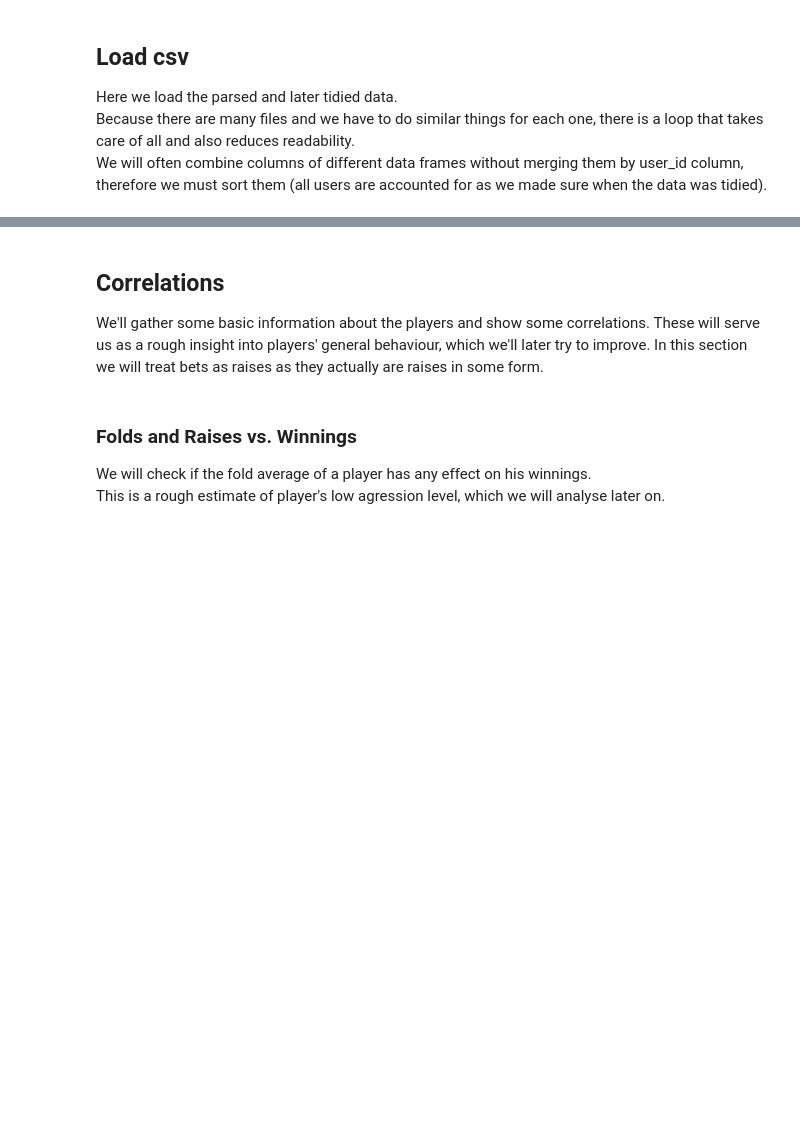
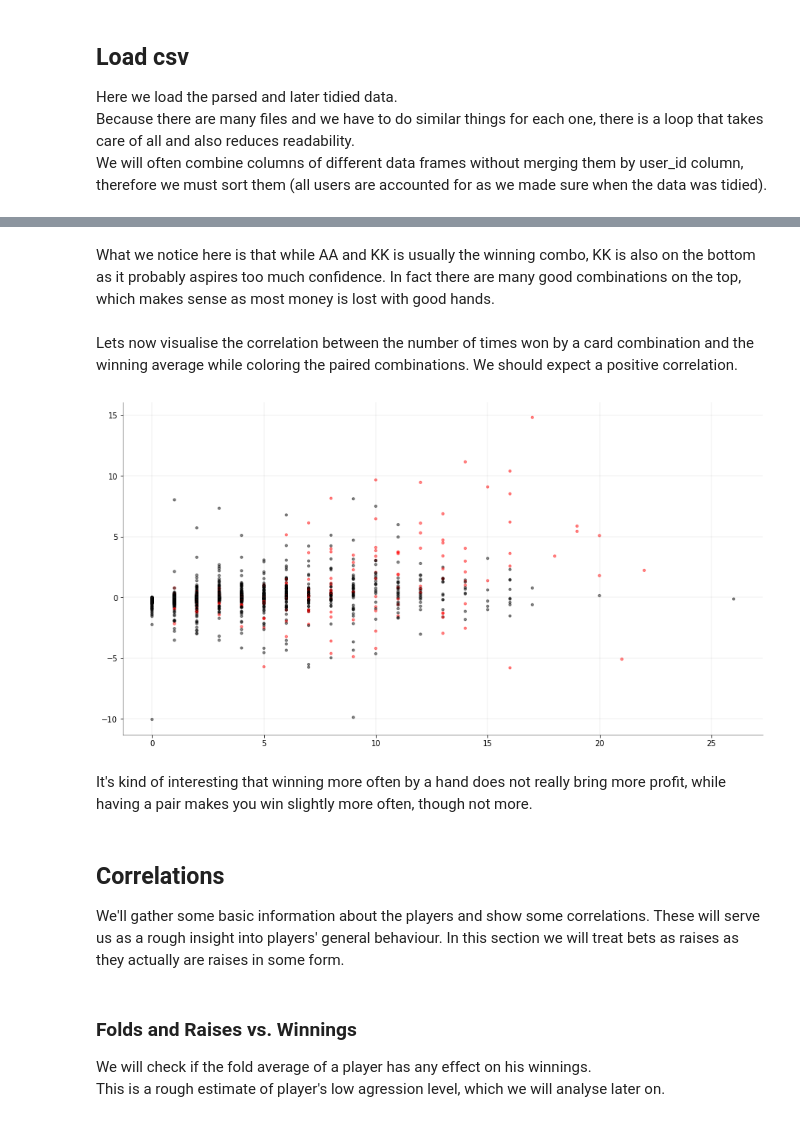
Before and after one commit to kuco23/PokerPlayerPatterns, a Jupyter notebook: notebook.ipynb, the cells around one changed output, grey strips where cells are left out. Saved outputs shown, nothing was run; the diff lists cells and outputs as text; code cells hidden in the pictures; blank space fills up the shorter version.

```diff
--- a/notebook.ipynb
+++ b/notebook.ipynb
@@ -68,0 +73,19 @@ main_user_id = user_dict.index(MAIN_USER)
+# %%
+card_wins = received_cards.merge(
+    cardshow[cardshow.user_id == 5],
+    'outer', 'round_id'
+).dropna().drop(
+    columns = ['user_id_x', 'user_id_y']
+).groupby(
+    ['card1', 'card2']
+).apply(
+    lambda df: pd.DataFrame(
+        data = {
+            'avg_won': [df.amount.mean()],
+            'times_won': [sum(df.amount > 0)]
+        }
+    )
+).ungroup().sort_values(
+    by = ['avg_won', 'times_won'],
+    ascending = False
+)
@@ -69,6 +120,27 @@ main_user_id = user_dict.index(MAIN_USER)
+# %% [markdown]
+What we notice here is that while AA and KK is usually the winning combo, KK is also on the bottom as it probably aspires too much confidence. In fact there are many good combinations on the top, which makes sense as most money is lost with good hands.
+# %% [markdown]
+Lets now visualise the correlation between the number of times won by a card combination and the winning average while coloring the paired combinations. We should expect a positive correlation.
+# %%
+fig, ax = plt.subplots(1, 1, figsize=(15, 8))
+setAxConfig(ax, '', '', '')
+
+pair_colors = [
+    'red' if c1[:-1] == c2[:-1] else 'black'
+    for c1, c2 in zip(card_wins.card1, card_wins.card2)
+]
+
+ax.scatter(
+    card_wins.times_won, card_wins.avg_won,
+    s = 10, c = pair_colors, alpha = 0.45
+);
+# %% [output]
+[figure, added]
+# %% [markdown]
+It's kind of interesting that winning more often by a hand does not really bring more profit, while having a pair makes you win slightly more often, though not more.
 # %% [markdown]
 ## Correlations
-We'll gather some basic information about the players and show some correlations. These will serve us as a rough insight into players' general behaviour, which we'll later try to improve. In this section we will treat bets as raises as they actually are raises in some form.
+We'll gather some basic information about the players and show some correlations. These will serve us as a rough insight into players' general behaviour. In this section we will treat bets as raises as they actually are raises in some form.
 # %% [markdown]
 ### Folds and Raises vs. Winnings
 We will check if the fold average of a player has any effect on his winnings. <br />
```
Also changed, not shown: parts of 13 cells of this notebook, 4 other files.
